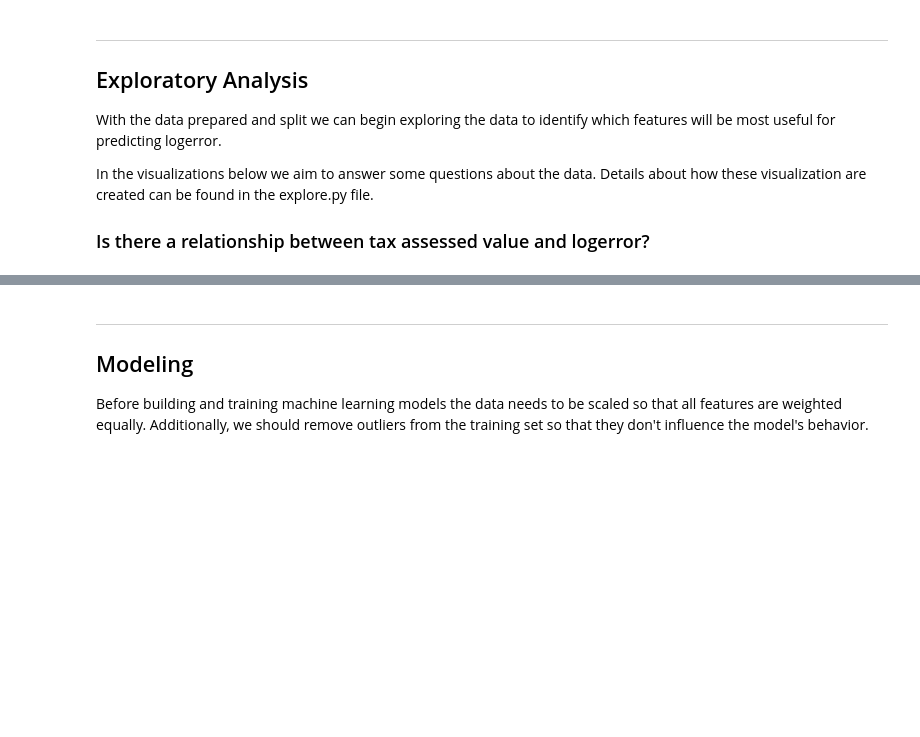
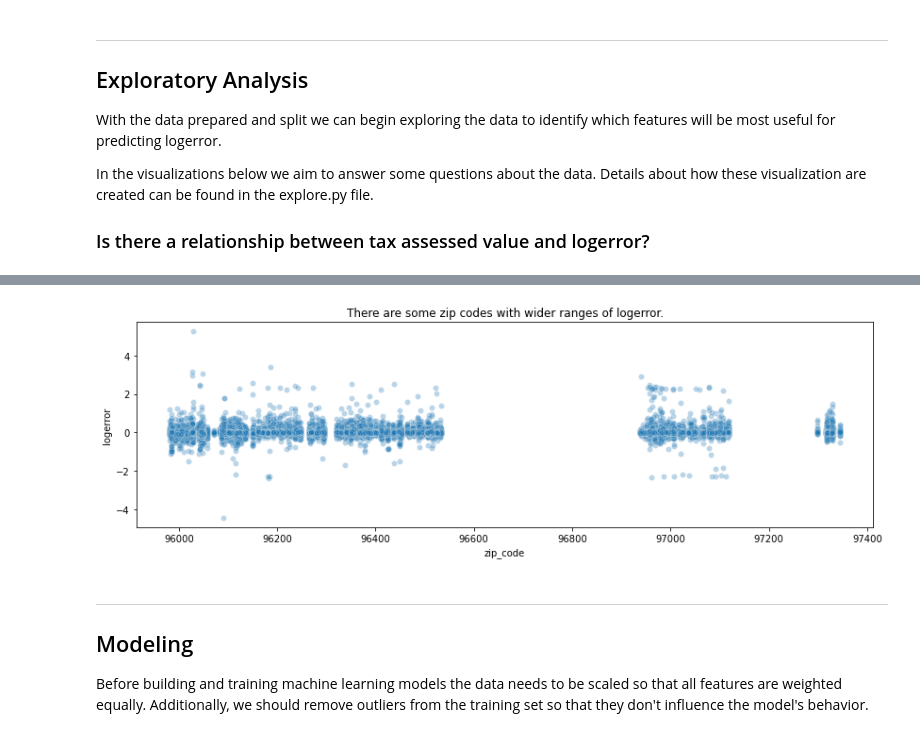
Before and after one commit to alegarcia-dev/zillow-clustering-project, a Jupyter notebook: Final_Report.ipynb, the cells around one changed output, grey strips where cells are left out. Cells and saved outputs as stored; diff of their text form; code cells hidden in the pictures; blank space fills up the shorter version.

```diff
--- a/Final_Report.ipynb
+++ b/Final_Report.ipynb
@@ -89,0 +92,5 @@ Fail to reject H0
+# %%
+# Here we will visualize the zip codes vs. logerror.
+plot_zip_code_and_logerror(train)
+# %% [output]
+[figure, added]
```
Also changed, not shown: parts of 7 cells of this notebook, 2 other files.
